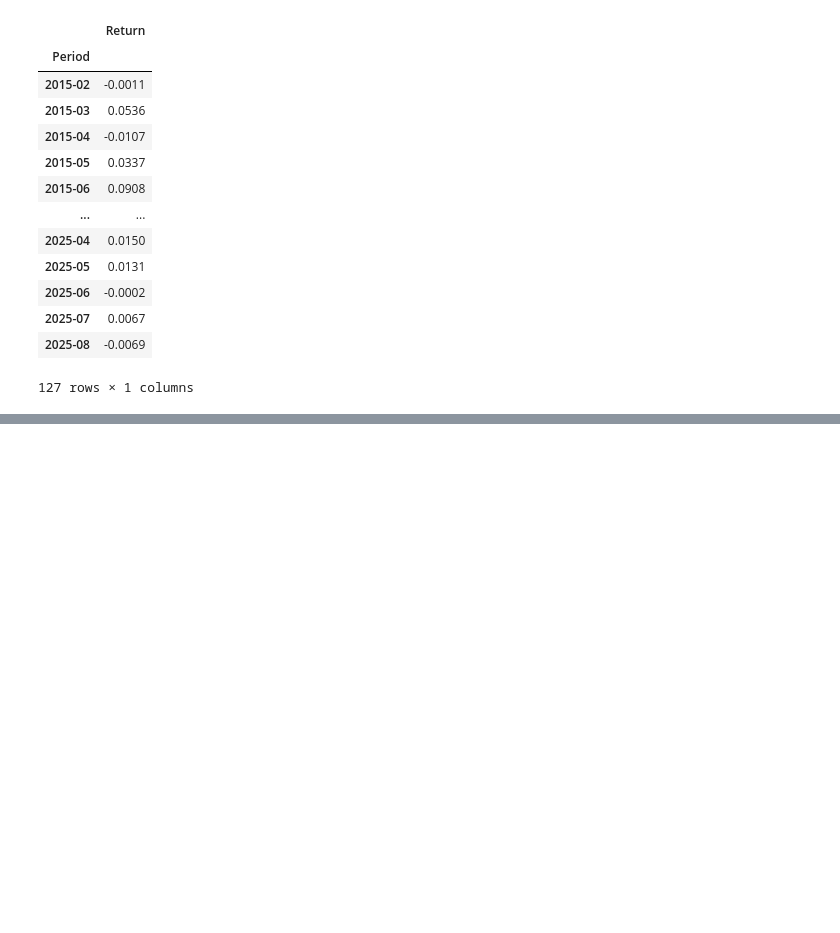
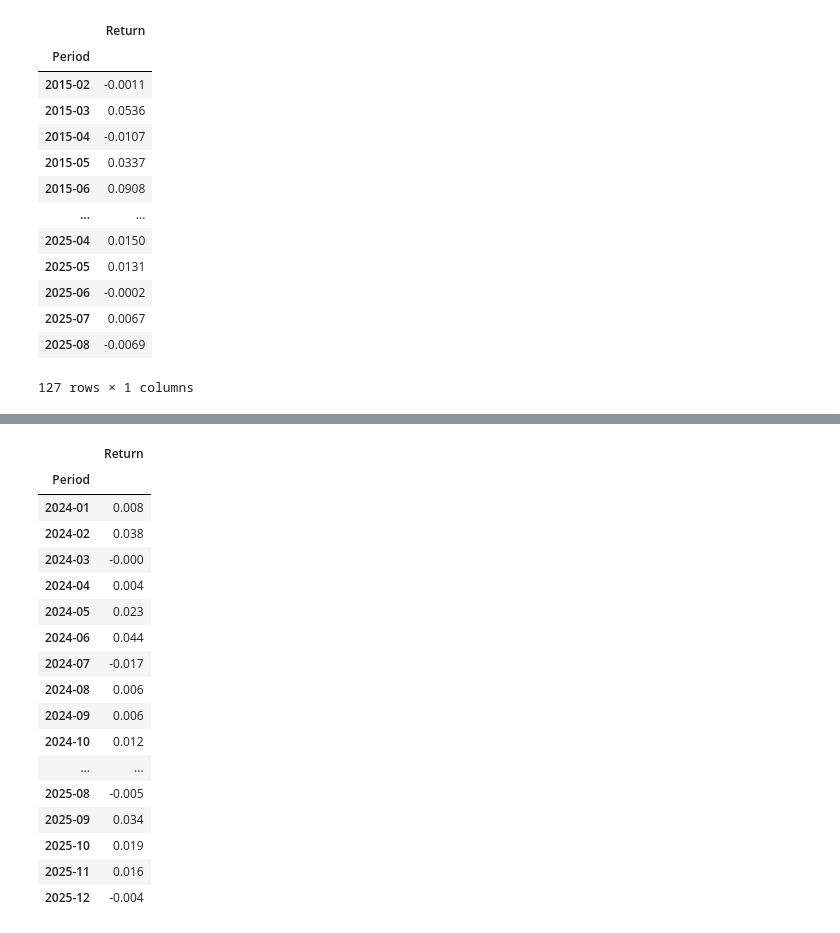
Before and after one commit to arthurdhonneur7/athenee_hf_portfolio, a Jupyter notebook: data/data_building.ipynb, the cells around one changed output, grey strips where cells are left out. Drawn from its saved outputs; the diff is of its cells as text; code cells hidden in the pictures; blank space fills up the shorter version.

```diff
--- a/data/data_building.ipynb
+++ b/data/data_building.ipynb
@@ -1058,0 +1124,63 @@ df_final.to_csv('./hf_returns/wizard_quant.csv')
+# %%
+import pandas as pd
+
+# 1. Reconstruct the raw grid data from the new image
+data = {
+    "Year": [2025, 2024],
+    "Jan": [0.4, 0.8],
+    "Feb": [-2.0, 3.8],
+    "Mar": [-2.3, -0.0],
+    "Apr": [1.9, 0.4],
+    "May": [1.8, 2.3],
+    "Jun": [1.4, 4.4],
+    "Jul": [1.2, -1.7],
+    "Aug": [-0.5, 0.6],
+    "Sep": [3.4, 0.6],
+    "Oct": [1.9, 1.2],
+    "Nov": [1.6, -0.3],
+    "Dec": [-0.4, 5.1]
+}
+
+df_raw = pd.DataFrame(data)
+
+# 2. Reshape from wide matrix format to a single chronological series
+df_melted = df_raw.melt(id_vars=["Year"], var_name="Month", value_name="Return")
+
+# 3. Build a proper datetime index for the months
+month_map = {month: f"{i:02d}" for i, month in enumerate(df_raw.columns[1:], 1)}
+df_melted["Month_Num"] = df_melted["Month"].map(month_map)
+
+# Combine Year and Month into a dynamic PeriodIndex (YYYY-MM)
+df_melted["Period"] = pd.to_datetime(df_melted["Year"].astype(str) + "-" + df_melted["Month_Num"]).dt.to_period("M")
+
+# 4. Final Clean up
+df_final = (
+    df_melted.set_index("Period")[["Return"]]
+    .sort_index()
+    .dropna()
+)
+
+# Convert return values from percentages to floating fractions (e.g., 0.4 -> 0.004)
+df_final["Return"] = df_final["Return"] / 100
+
+# Save output to file
+df_final
+# %% [output]
+|  | Return |
+| Period |  |
+| 2024-01 | 0.008 |
+| 2024-02 | 0.038 |
+| 2024-03 | -0.000 |
+| 2024-04 | 0.004 |
+| 2024-05 | 0.023 |
+| 2024-06 | 0.044 |
+| 2024-07 | -0.017 |
+| 2024-08 | 0.006 |
+| 2024-09 | 0.006 |
+| 2024-10 | 0.012 |
+| ... | ... |
+| 2025-08 | -0.005 |
+| 2025-09 | 0.034 |
+| 2025-10 | 0.019 |
+| 2025-11 | 0.016 |
+| 2025-12 | -0.004 |
```
Also changed, not shown: parts of 17 cells of this notebook, 12 other files.
